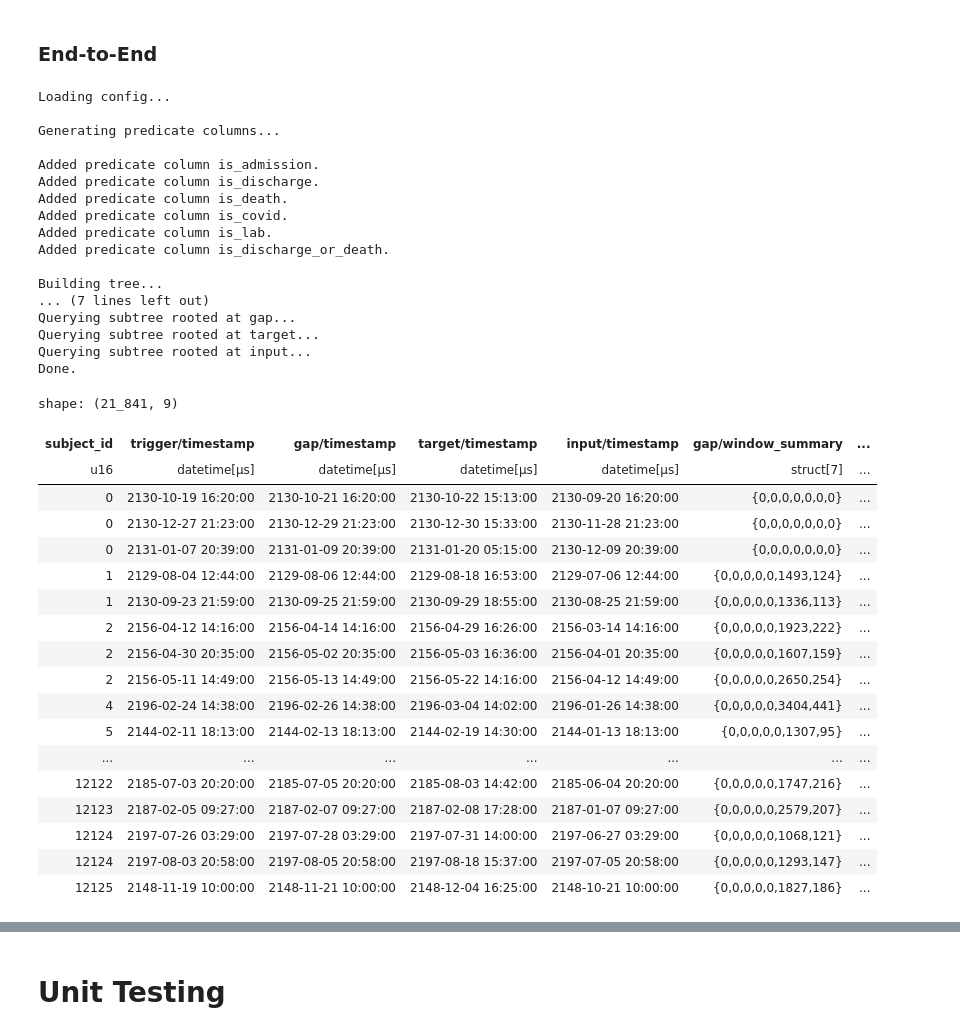
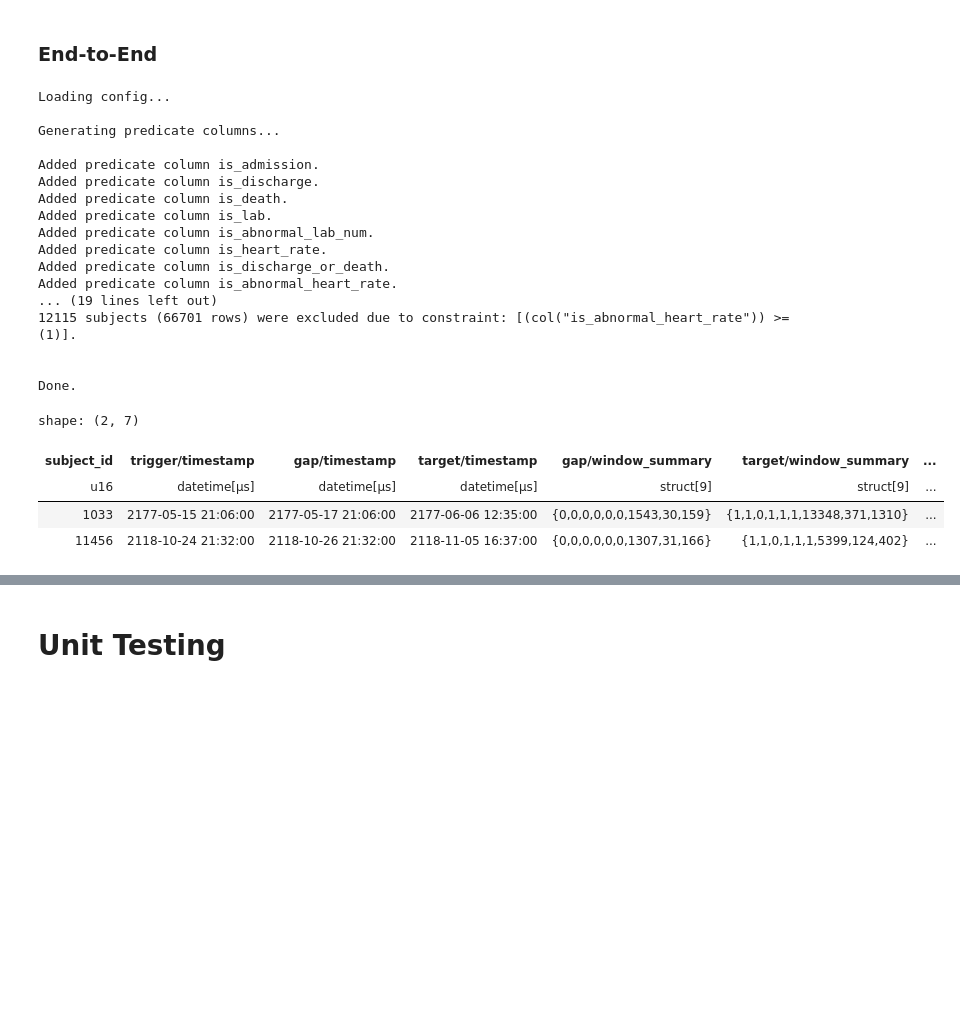
Before and after one commit to justin13601/ACES, a Jupyter notebook: to_organize/run_tests.ipynb, the cells around one changed output, grey strips where cells are left out. Cells and saved outputs as stored; diff of their text form; code cells hidden in the pictures; blank space fills up the shorter version.

```diff
--- a/to_organize/run_tests.ipynb
+++ b/to_organize/run_tests.ipynb
@@ -69,48 +39,34 @@ Loading dynamic_measurements from ../MIMIC_ESD_new_schema_08-31-23-1/dynamic_mea
 # %%
 from task_querying_v2 import *
 
-name = 'test_07'
+name = 'test_08'
 
 config_path = f"test_configs/{name}.yaml"
 
 res = query_task(config_path, df_data)
 res
 # %% [output]
 Loading config...
 
 Generating predicate columns...
 
 Added predicate column is_admission.
 Added predicate column is_discharge.
 Added predicate column is_death.
-Added predicate column is_covid.
 Added predicate column is_lab.
+Added predicate column is_abnormal_lab_num.
+Added predicate column is_heart_rate.
 Added predicate column is_discharge_or_death.
+Added predicate column is_abnormal_heart_rate.
+... (19 lines left out)
+12115 subjects (66701 rows) were excluded due to constraint: [(col("is_abnormal_heart_rate")) >= (1)].
 
-Building tree...
-... (7 lines left out)
-Querying subtree rooted at gap...
-Querying subtree rooted at target...
-Querying subtree rooted at input...
+
 Done.
-shape: (21_841, 9)
+shape: (2, 7)
-| subject_id | trigger/timestamp | gap/timestamp | target/timestamp | input/timestamp | gap/window_summary | ... |
-| u16 | datetime[μs] | datetime[μs] | datetime[μs] | datetime[μs] | struct[7] | ... |
-| 0 | 2130-10-19 16:20:00 | 2130-10-21 16:20:00 | 2130-10-22 15:13:00 | 2130-09-20 16:20:00 | {0,0,0,0,0,0,0} | ... |
-| 0 | 2130-12-27 21:23:00 | 2130-12-29 21:23:00 | 2130-12-30 15:33:00 | 2130-11-28 21:23:00 | {0,0,0,0,0,0,0} | ... |
-| 0 | 2131-01-07 20:39:00 | 2131-01-09 20:39:00 | 2131-01-20 05:15:00 | 2130-12-09 20:39:00 | {0,0,0,0,0,0,0} | ... |
-| 1 | 2129-08-04 12:44:00 | 2129-08-06 12:44:00 | 2129-08-18 16:53:00 | 2129-07-06 12:44:00 | {0,0,0,0,0,1493,124} | ... |
-| 1 | 2130-09-23 21:59:00 | 2130-09-25 21:59:00 | 2130-09-29 18:55:00 | 2130-08-25 21:59:00 | {0,0,0,0,0,1336,113} | ... |
-| 2 | 2156-04-12 14:16:00 | 2156-04-14 14:16:00 | 2156-04-29 16:26:00 | 2156-03-14 14:16:00 | {0,0,0,0,0,1923,222} | ... |
-| 2 | 2156-04-30 20:35:00 | 2156-05-02 20:35:00 | 2156-05-03 16:36:00 | 2156-04-01 20:35:00 | {0,0,0,0,0,1607,159} | ... |
-| 2 | 2156-05-11 14:49:00 | 2156-05-13 14:49:00 | 2156-05-22 14:16:00 | 2156-04-12 14:49:00 | {0,0,0,0,0,2650,254} | ... |
-| 4 | 2196-02-24 14:38:00 | 2196-02-26 14:38:00 | 2196-03-04 14:02:00 | 2196-01-26 14:38:00 | {0,0,0,0,0,3404,441} | ... |
-| 5 | 2144-02-11 18:13:00 | 2144-02-13 18:13:00 | 2144-02-19 14:30:00 | 2144-01-13 18:13:00 | {0,0,0,0,0,1307,95} | ... |
-| ... | ... | ... | ... | ... | ... | ... |
-| 12122 | 2185-07-03 20:20:00 | 2185-07-05 20:20:00 | 2185-08-03 14:42:00 | 2185-06-04 20:20:00 | {0,0,0,0,0,1747,216} | ... |
-| 12123 | 2187-02-05 09:27:00 | 2187-02-07 09:27:00 | 2187-02-08 17:28:00 | 2187-01-07 09:27:00 | {0,0,0,0,0,2579,207} | ... |
-| 12124 | 2197-07-26 03:29:00 | 2197-07-28 03:29:00 | 2197-07-31 14:00:00 | 2197-06-27 03:29:00 | {0,0,0,0,0,1068,121} | ... |
-| 12124 | 2197-08-03 20:58:00 | 2197-08-05 20:58:00 | 2197-08-18 15:37:00 | 2197-07-05 20:58:00 | {0,0,0,0,0,1293,147} | ... |
-| 12125 | 2148-11-19 10:00:00 | 2148-11-21 10:00:00 | 2148-12-04 16:25:00 | 2148-10-21 10:00:00 | {0,0,0,0,0,1827,186} | ... |
+| subject_id | trigger/timestamp | gap/timestamp | target/timestamp | gap/window_summary | target/window_summary | ... |
+| u16 | datetime[μs] | datetime[μs] | datetime[μs] | struct[9] | struct[9] | ... |
+| 1033 | 2177-05-15 21:06:00 | 2177-05-17 21:06:00 | 2177-06-06 12:35:00 | {0,0,0,0,0,0,1543,30,159} | {1,1,0,1,1,1,13348,371,1310} | ... |
+| 11456 | 2118-10-24 21:32:00 | 2118-10-26 21:32:00 | 2118-11-05 16:37:00 | {0,0,0,0,0,0,1307,31,166} | {1,1,0,1,1,1,5399,124,402} | ... |
 # %%
 res.select(['target/window_summary']).unnest('target/window_summary')
```
Also changed, not shown: parts of 5 cells of this notebook, 4 other files.
